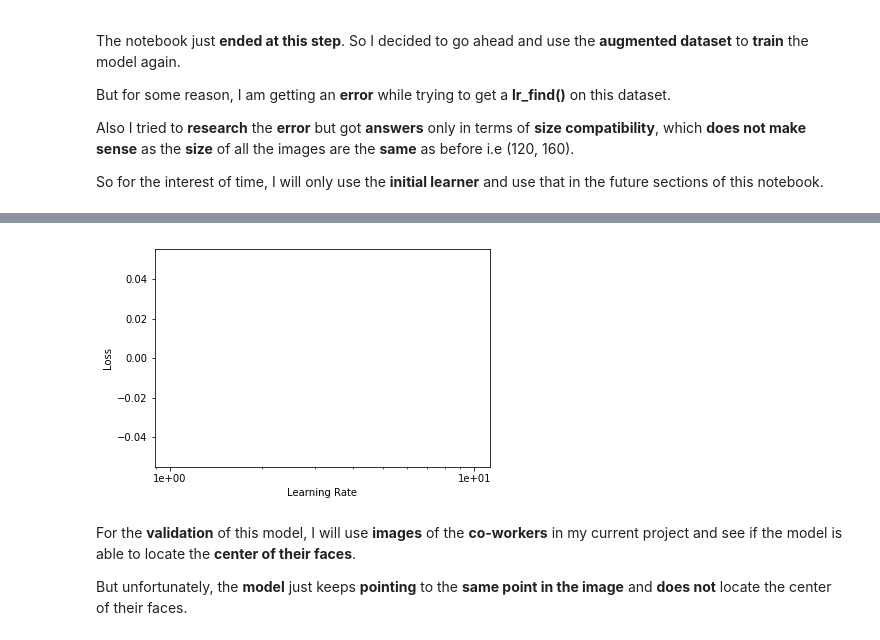
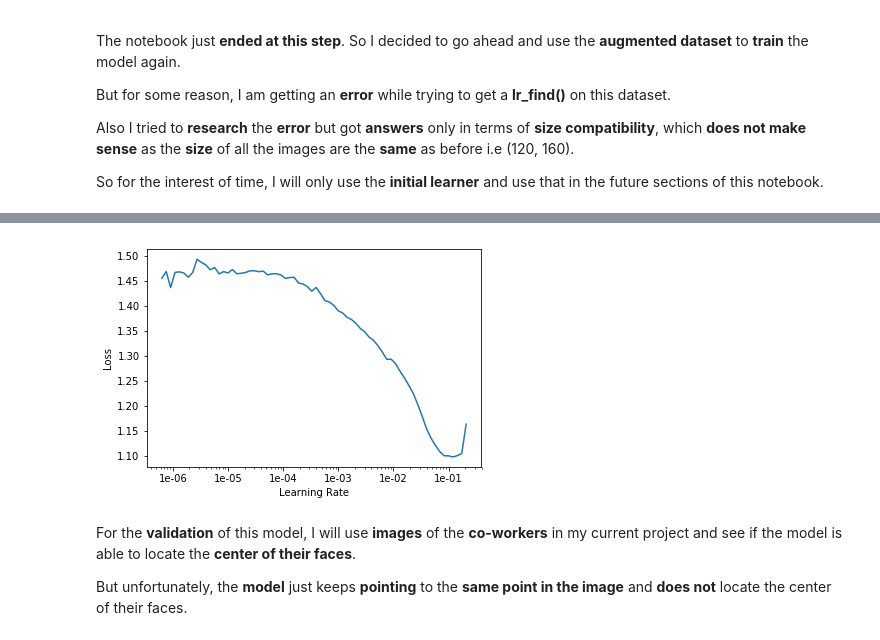
Before and after one commit to AdityaGogoi/Fast-AI-Deep-Learning, a Jupyter notebook: Lesson3_CNN_Regression_with_BIWI_Head_pose_dataset.ipynb, the cells around one changed output, grey strips where cells are left out. Cells and saved outputs as stored; diff of their text form; code cells hidden in the pictures.

```diff
--- a/Lesson3_CNN_Regression_with_BIWI_Head_pose_dataset.ipynb
+++ b/Lesson3_CNN_Regression_with_BIWI_Head_pose_dataset.ipynb
@@ -108,5 +131,5 @@ learn.show_results()
 # %%
-tfms = get_transforms(max_rotate=20, max_zoom=1.5, max_lighting=0.5, max_warp=0.4, p_affine=1., p_lighting=1.)
+tfms = get_transforms(max_rotate=20, max_zoom=1, max_lighting=0.5, max_warp=0.4, p_affine=1., p_lighting=1.)
 
 data = (PointsItemList.from_folder(path)
         .split_by_valid_func(lambda o: o.parent.name=='13')
@@ -139 +163,4 @@ Downloading: "https://download.pytorch.org/models/resnet34-333f7ec4.pth" to /roo
+# %%
+# learn = cnn_learner(data, models.resnet34).load('stage-1');
+learn = cnn_learner(data, models.resnet34);
 # %%
@@ -145,7 +171,7 @@ RuntimeError: ignored
 # %%
-learn2.recorder.plot()
+learn.recorder.plot()
 # %% [output]
-[figure, old version]
+[figure, new version]
 # %% [markdown]
 For the **validation** of this model, I will use **images** of the **co-workers** in my current project and see if the model is able to locate the **center of their faces**.
 
```
Also changed, not shown: parts of 18 cells of this notebook.
